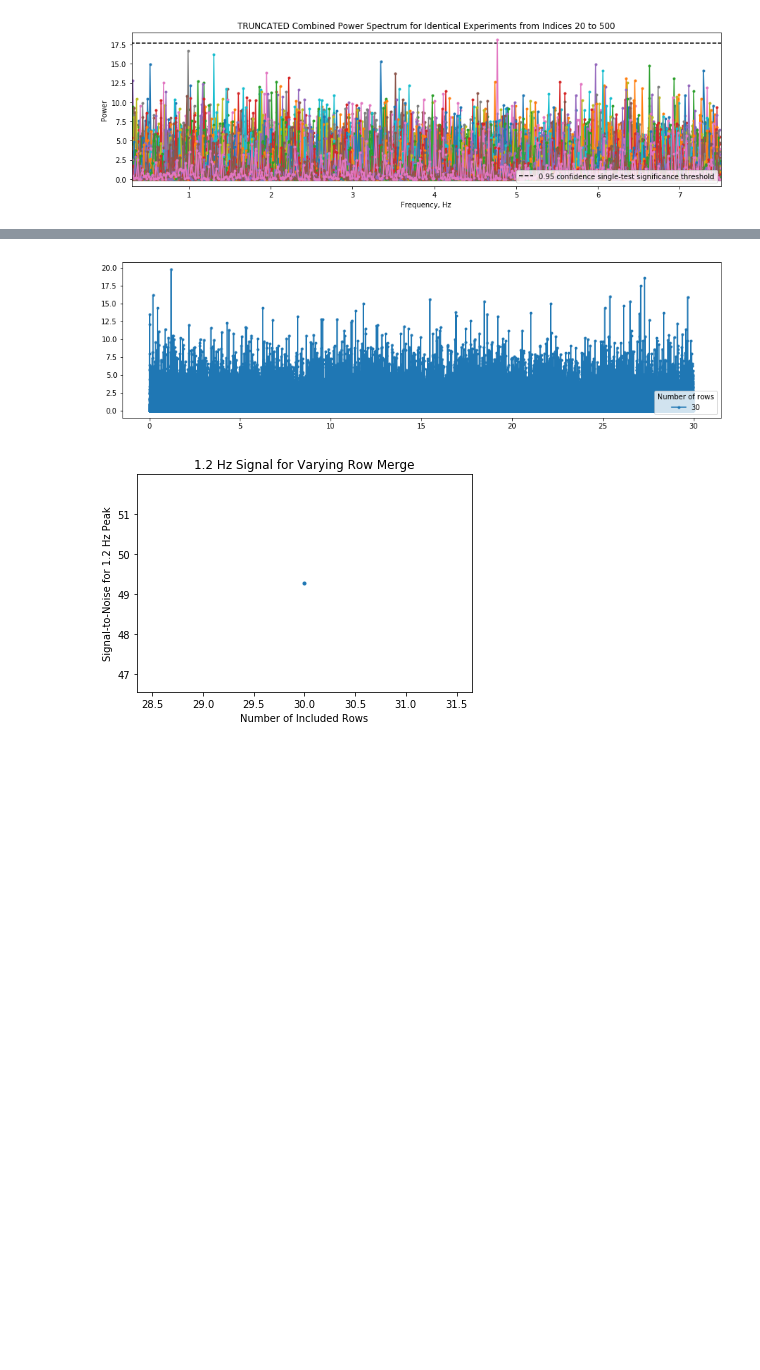
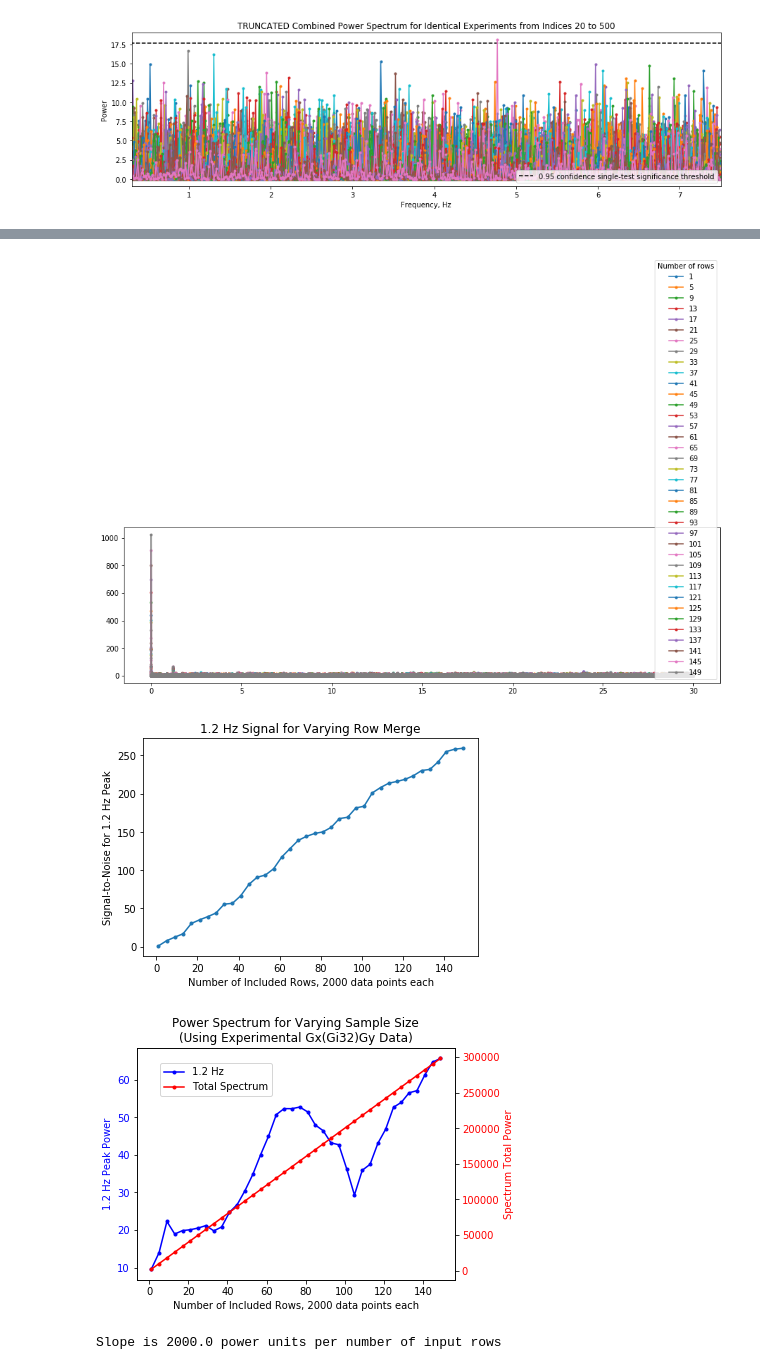
Before and after one commit to garretts-hub/GST_Work, a Jupyter notebook: Drift Analysis for Real Independent Experiment Data.ipynb, the cells around one changed output, grey strips where cells are left out. Saved outputs shown, nothing was run; the diff lists cells and outputs as text; code cells hidden in the pictures; blank space fills up the shorter version.

```diff
--- a/Drift Analysis for Real Independent Experiment Data.ipynb
+++ b/Drift Analysis for Real Independent Experiment Data.ipynb
@@ -6,7 +6,7 @@ import pygsti
 import matplotlib.pyplot as plt
 from pygsti.extras import drift
 import numpy as np
-from data_list_creator import create_data,gate_string_to_list, SNR
+from data_list_creator import create_data,gate_string_to_list, SNR, find_max_power
 from drift_file_io import drift_input, calculate_average_timestep, merge_lines, experiment_per_line
 #################################################################################################################
 #For reading in experimental data: enter here
@@ -28,6 +28,7 @@ plots_list = []
 data_lists = []
 top_freqs = []
 top_freqs_occurence = []
+nSamples = 0
 ##############################################################################################################
 #Don't change anything below this line for regular program operation
 
@@ -37,6 +38,7 @@ for exp_index in range(num_experiments):
     zeros_count_array = []
     timestamp_array = [] #time in seconds
     ones_count_array, zeros_count_array, timestamp_array = experiments[exp_index]
+    nSamples = len(ones_count_array)
     exp_data = ()
 
     counts_per_timestep = ones_count_array[0] + zeros_count_array[0] #the number of samples per timestep (zeros or ones)
@@ -199,33 +216,59 @@ Mean power at 1.2 +/- 0.02 Hz is 4.83 with stdev 3.61
 # %%
 #######seeing how many rows you have to merge IOT see a peak at 1.2 Hz
 time_per_sample = 1/60 #seconds
 drifted_list = []
 num_row_list = []
 snr_list = []
+total_power_list = []
+max_power_list = []
 freq_band = 0.01 #Hz
 central_freq = 1.2 #Hz
-starting_num_rows = 30
-ending_num_rows = 30 #inclusive
+starting_num_rows = 1
+ending_num_rows = 150 #inclusive
 
 plt.figure(figsize=(15,4))
-for num_row in range(starting_num_rows, ending_num_rows + 1, 10):
+for num_row in range(starting_num_rows, ending_num_rows + 1, 4):
     ones_count_array, zeros_count_array, timestamp_array = merge_lines(file_loc, time_per_sample, num_rows = num_row)
     counts_per_timestep = ones_count_array[0] + zeros_count_array[0] #the number of samples per timestep (zeros or ones)
     drift_obj = drift.do_basic_drift_characterization(ones_count_array, counts=counts_per_timestep, timestep=time_per_sample,timestamps=timestamp_array, verbosity = 0)
     plt.plot(drift_obj.frequencies, drift_obj.pspepo_power_spectrum[0,0,1,:], label=num_row, marker='.')
     num_row_list.append(num_row)
-
+    max_pow = find_max_power(drift_obj.frequencies, drift_obj.pspepo_power_spectrum[0,0,1,:], central_freq-freq_band, central_freq+freq_band)
+    max_power_list.append(max_pow)
+    total_power = np.sum(drift_obj.pspepo_power_spectrum[0,0,1,:])
+    total_power_list.append(total_power)
     snr = SNR(drift_obj.frequencies, drift_obj.pspepo_power_spectrum[0,0,1,:], [central_freq], freq_band)
     snr_list.append(snr)
 
 plt.legend(title="Number of rows", loc="lower right")
 plt.show()
 
 plt.plot(num_row_list, snr_list,marker='.')
 plt.title("1.2 Hz Signal for Varying Row Merge")
-plt.xlabel("Number of Included Rows")
+plt.xlabel("Number of Included Rows, {} data points each".format(nSamples))
 plt.ylabel("Signal-to-Noise for 1.2 Hz Peak")
 plt.show()
+
+fig, ax1 = plt.subplots()
+ax2 = ax1.twinx()
+
+ax1.set_xlabel("Number of Included Rows, {} data points each".format(nSamples))
+ax1.set_ylabel('1.2 Hz Peak Power', color="blue")
+ax1.tick_params(axis='y', labelcolor='blue')
+ax1.plot(num_row_list, max_power_list, marker='.',label="1.2 Hz", color='blue')
+ax2.set_ylabel('Spectrum Total Power', color="red")
+ax2.plot(num_row_list, total_power_list, marker='.', label="Total Spectrum", color="red")
+ax2.tick_params(axis='y', labelcolor='red')
+fig.tight_layout()
+fig.legend(loc=(0.15, 0.72))
+plt.title("Power Spectrum for Varying Sample Size\n(Using Experimental Gx(Gi32)Gy Data)")
+plt.show()
+
+from scipy import stats
+slope, intercept, r_value, p_value, std_err = stats.linregress(num_row_list, total_power_list)
+print("Slope is {:.1f} power units per number of input rows".format(slope))
 # %% [output]
-[figure, old version]
+[figure, new version]
-[figure, old version]
+[figure, new version]
+[figure, added]
+Slope is 2000.0 power units per number of input rows
```
Also changed, not shown: parts of 4 cells of this notebook, 4 other files.
